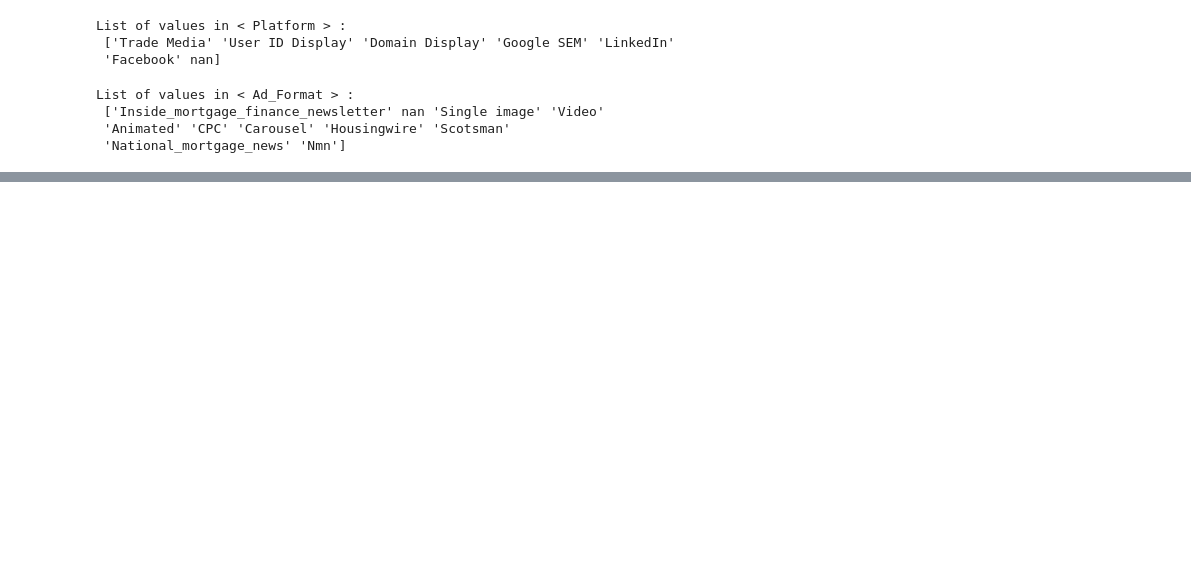
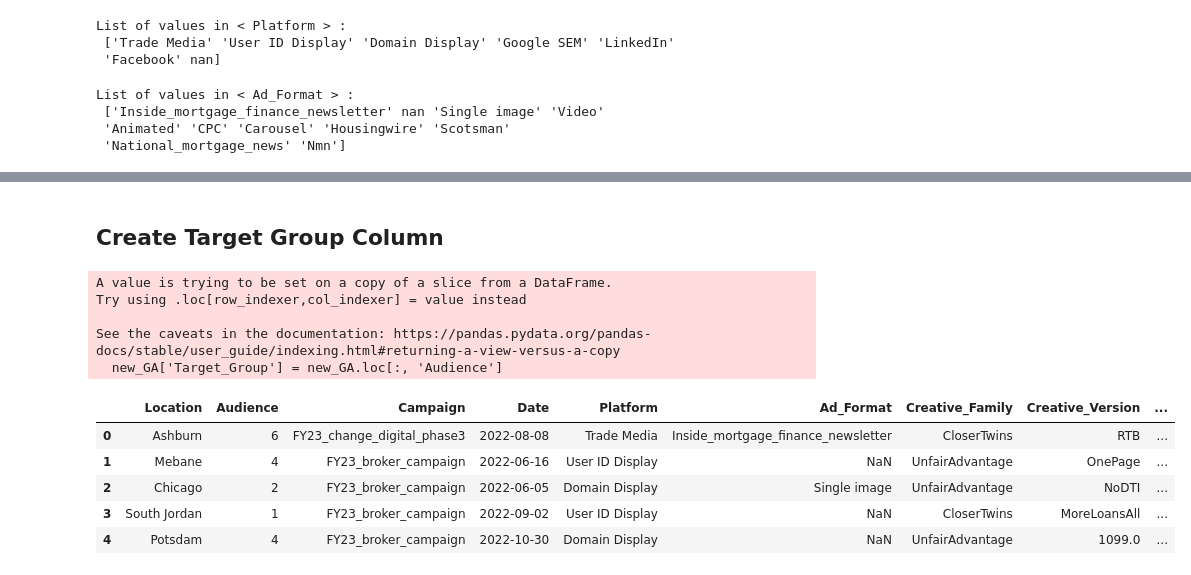
Before and after one commit to DA-Diversify/01_cleaning-and-EDA, a Jupyter notebook: ga-ma_cleaning.ipynb, the cells around one changed output, grey strips where cells are left out. Drawn from its saved outputs; the diff is of its cells as text; code cells hidden in the pictures; blank space fills up the shorter version.

```diff
--- a/ga-ma_cleaning.ipynb
+++ b/ga-ma_cleaning.ipynb
@@ -326,0 +328,18 @@ new_GA
+# %% [markdown]
+## Create Target Group Column
+# %%
+new_GA['Target_Group'] = new_GA.loc[:, 'Audience']
+
+new_GA.head()
+# %% [output]
+A value is trying to be set on a copy of a slice from a DataFrame.
+Try using .loc[row_indexer,col_indexer] = value instead
+
+See the caveats in the documentation: https://pandas.pydata.org/pandas-docs/stable/user_guide/indexing.html#returning-a-view-versus-a-copy
+  new_GA['Target_Group'] = new_GA.loc[:, 'Audience']
+|  | Location | Audience | Campaign | Date | Platform | Ad_Format | Creative_Family | Creative_Version | ... |
+| 0 | Ashburn | 6 | FY23_change_digital_phase3 | 2022-08-08 | Trade Media | Inside_mortgage_finance_newsletter | CloserTwins | RTB | ... |
+| 1 | Mebane | 4 | FY23_broker_campaign | 2022-06-16 | User ID Display | NaN | UnfairAdvantage | OnePage | ... |
+| 2 | Chicago | 2 | FY23_broker_campaign | 2022-06-05 | Domain Display | Single image | UnfairAdvantage | NoDTI | ... |
+| 3 | South Jordan | 1 | FY23_broker_campaign | 2022-09-02 | User ID Display | NaN | CloserTwins | MoreLoansAll | ... |
+| 4 | Potsdam | 4 | FY23_broker_campaign | 2022-10-30 | Domain Display | NaN | UnfairAdvantage | 1099.0 | ... |
```
Also changed, not shown: parts of 20 cells of this notebook, 1 other file.
